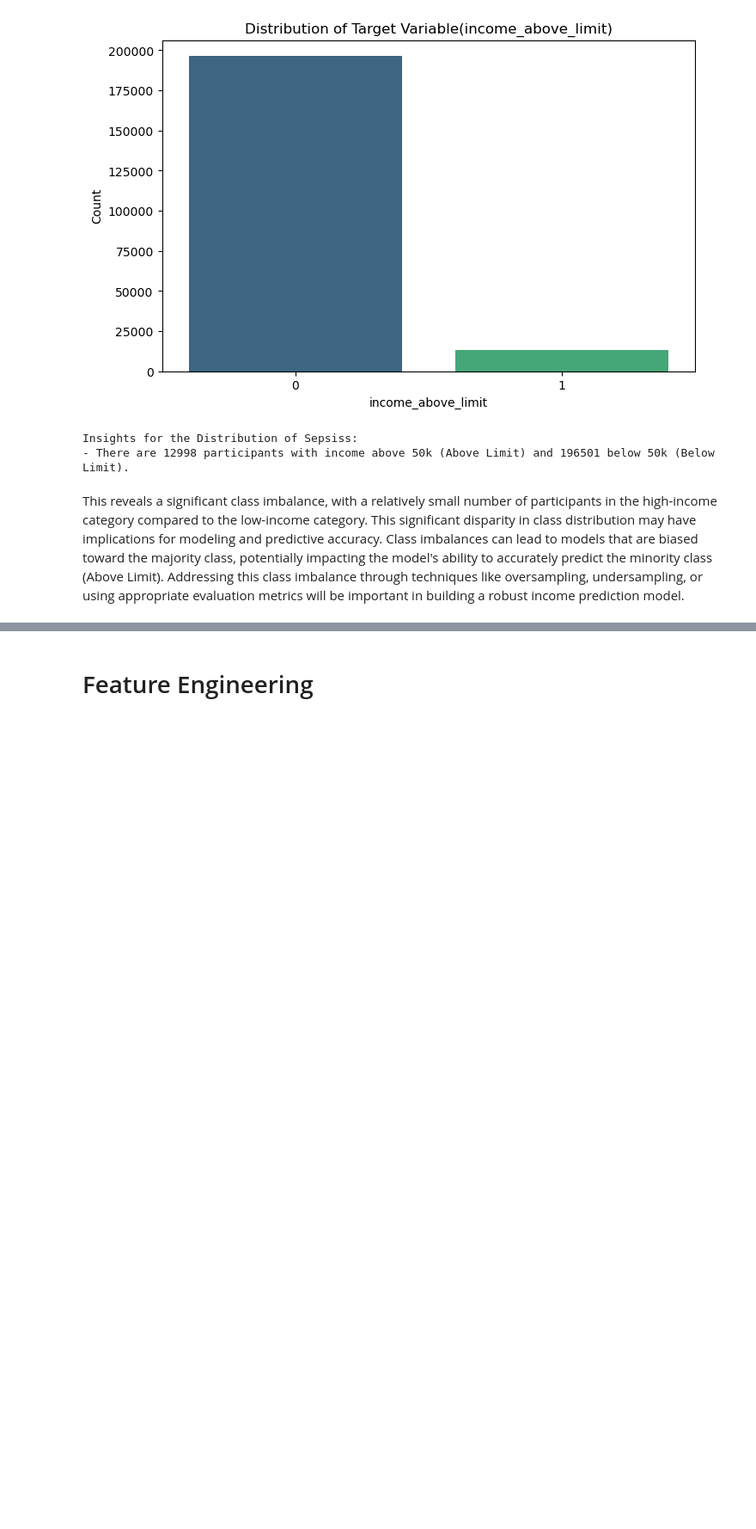
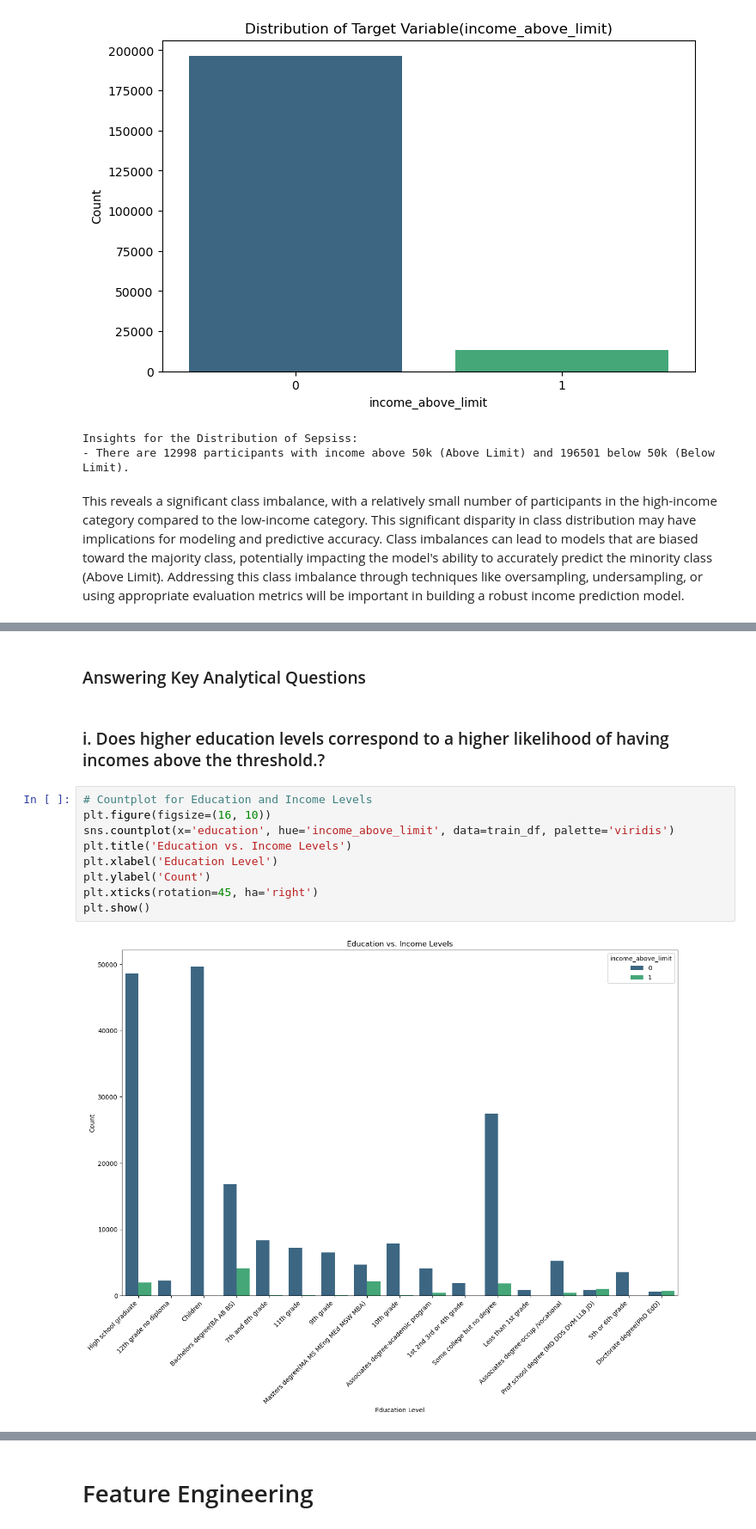
Before and after one commit to rasmodev/Income-Prediction-Challenge-For-Azubian, a Jupyter notebook: dev/Income_Prediction.ipynb, the cells around one changed output, grey strips where cells are left out. Shown at 86% size. Saved outputs shown, nothing was run; the diff lists cells and outputs as text; blank space fills up the shorter version.

```diff
--- a/dev/Income_Prediction.ipynb
+++ b/dev/Income_Prediction.ipynb
@@ -1375,0 +1336,15 @@ plt.show()
+# %% [markdown]
+### Answering Key Analytical Questions
+# %% [markdown]
+### i. Does higher education levels correspond to a higher likelihood of having incomes above the threshold.?
+# %%
+# Countplot for Education and Income Levels
+plt.figure(figsize=(16, 10))
+sns.countplot(x='education', hue='income_above_limit', data=train_df, palette='viridis')
+plt.title('Education vs. Income Levels')
+plt.xlabel('Education Level')
+plt.ylabel('Count')
+plt.xticks(rotation=45, ha='right')
+plt.show()
+# %% [output]
+[figure, added]
```
Also changed, not shown: parts of 129 cells of this notebook.
